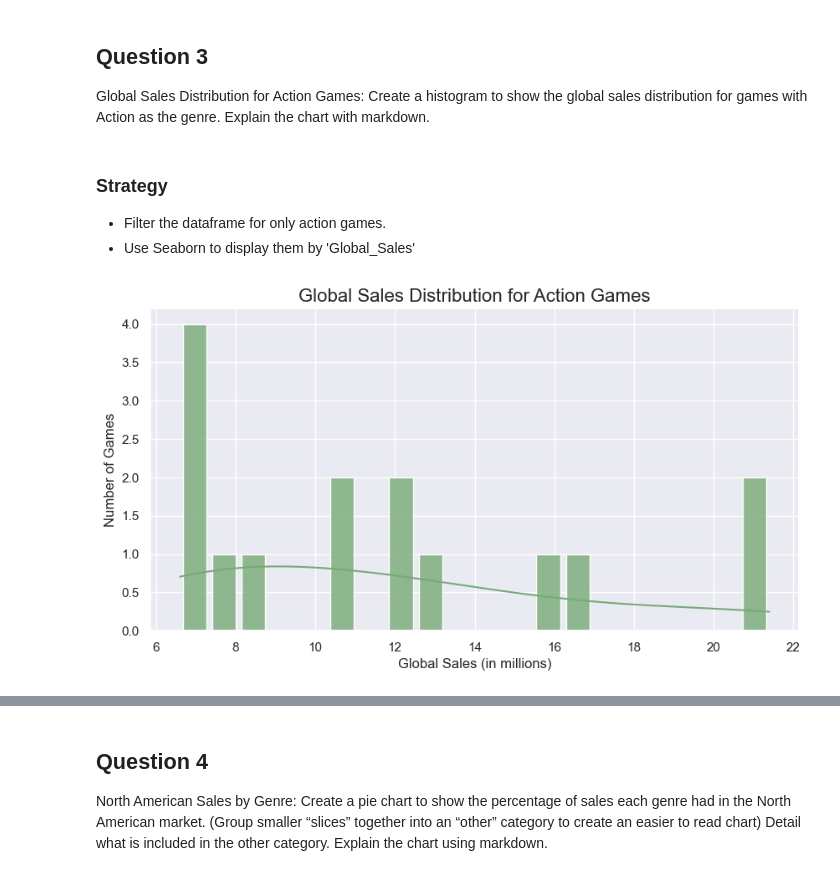
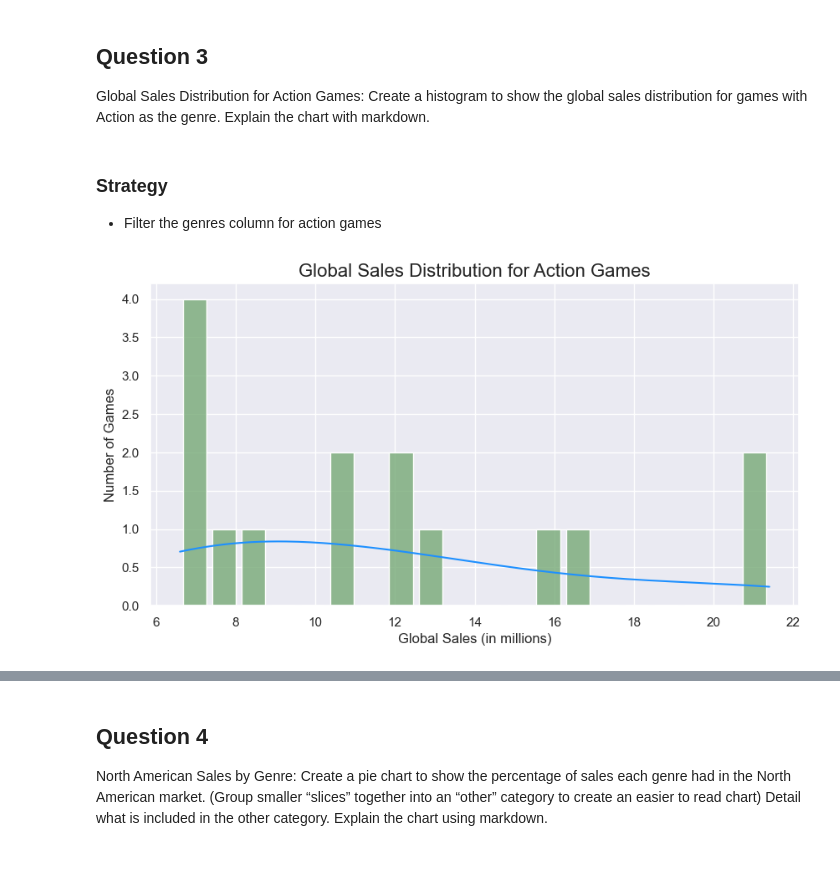
Before and after one commit to dtoshm/data_project_six, a Jupyter notebook: game_sales_analysis.ipynb, the cells around one changed output, grey strips where cells are left out. Drawn from its saved outputs; the diff is of its cells as text; code cells hidden in the pictures.

```diff
--- a/game_sales_analysis.ipynb
+++ b/game_sales_analysis.ipynb
@@ -65,18 +65,18 @@ Global game sales experienced significant fluctuations, characterized by distinc
 Global Sales Distribution for Action Games: Create a histogram to show the global sales distribution for games with Action as the genre. Explain the chart with markdown.
 # %% [markdown]
 ### Strategy
-- Filter the dataframe for only action games.
-- Use Seaborn to display them by 'Global_Sales'
+- Filter the genres column for action games
 # %%
 # Calculation
 action_games = games[games['Genre'] == 'Action']
 
-# Graph
+# Plot
 plt.figure(figsize=(10, 5))
-sns.histplot(data=action_games, x='Global_Sales', bins=20, shrink=0.8, kde=True, color='#77AA77', alpha=0.8)
+ax = sns.histplot(data=action_games, x='Global_Sales', bins=20, shrink=0.8, kde=True, color='#77AA77', alpha=0.8, edgecolor='#ffffff')
+ax.lines[0].set_color('#1E90FF')
 plt.title('Global Sales Distribution for Action Games', fontsize=16)
 plt.xlabel('Global Sales (in millions)', fontsize=12)
 plt.ylabel('Number of Games', fontsize=12)
 plt.show()
 # %% [output]
-[figure, old version]
+[figure, new version]
```
Also changed, not shown: parts of 2 cells of this notebook.
